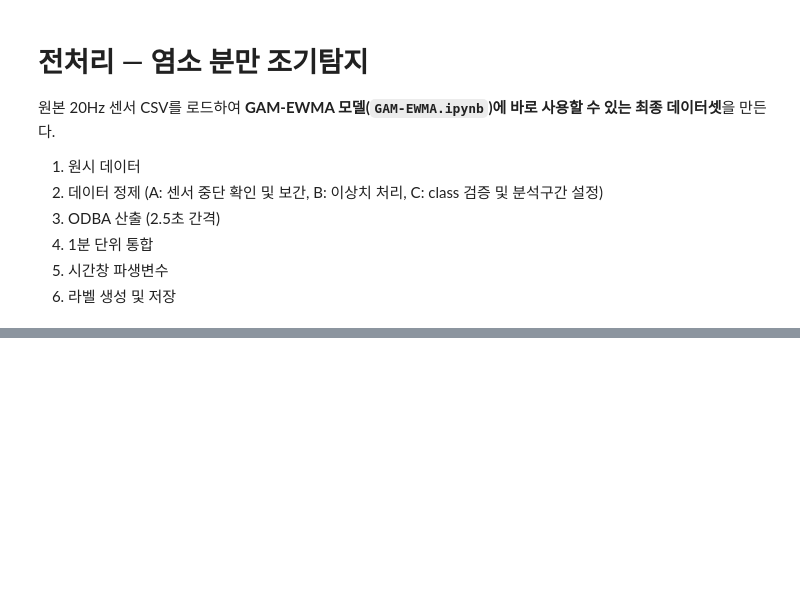
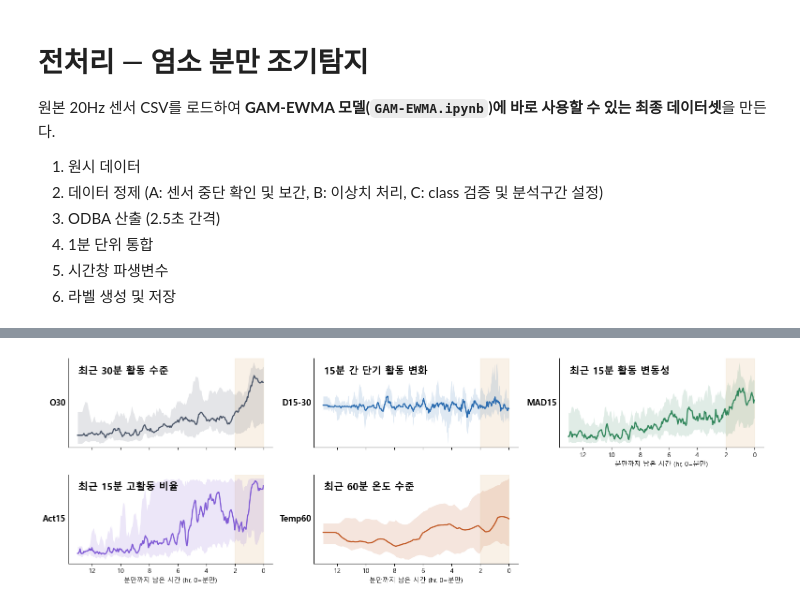
Before and after one commit to Hyunseok-C/smart-livestock-goat-kidding, a Jupyter notebook: preprocessing.ipynb, the cells around one changed output, grey strips where cells are left out. Drawn from its saved outputs; the diff is of its cells as text; code cells hidden in the pictures; blank space fills up the shorter version.

```diff
--- a/preprocessing.ipynb
+++ b/preprocessing.ipynb
@@ -753,0 +891,89 @@ shape: (5, 8)
+# %%
+# =========================================================
+# [그림3] - 5개 시계열 입력변수 궤적
+# =========================================================
+
+def get_birth_time_ms(df, class_col="Class_correct"):
+    """class_col==0의 마지막 시각 + 1분 = 분만 시각(추정).
+    (Class_correct==-1 라벨이 리샘플링 mode() 집계 과정에서 소실되는 문제를 우회:
+     0은 분만 직전 마지막 카운트다운 블록이라 살아남으므로, 그 마지막 시각+1분을 분만 시각으로 역산)
+    0이 없으면(censored) None."""
+    zero_rows = df.filter(pl.col(class_col) == 0)
+    return None if zero_rows.height == 0 else int(zero_rows["Time"].max()) + 60_000
+
+
+trend_goats = {}   # censored(분만 미관측) 개체는 자동 제외
+for gid, df in normalized_final.items():
+    bt = get_birth_time_ms(df)
+    if bt is None:
+        continue
+    d = df.select(["Time"] + FINAL_FEATURE_COLS).sort("Time").to_pandas()
+    d["time_to_birth_hr"] = (bt - d["Time"]) / 3_600_000
+    trend_goats[gid] = d
+
+print(f"[그림3] 분만시각 확인된 개체 {len(trend_goats)}/{len(normalized_final)}개 "
+      f"(censored 등으로 제외: {sorted(set(normalized_final) - set(trend_goats))})")
+
+
+def plot_derived_variable_trend():
+    """분만 전 5개 파생변수의 실제 변화 궤적 (전체 개체 중앙값 + IQR, 실제 데이터 기반, 2x3 배열)"""
+    grid = np.linspace(13, 0, 300)
+
+    panels = [
+        ("O30", "O_30m", "최근 30분 활동 수준", "#4a5568", 0, 0),
+        ("D15-30", "D_15-30m", "15분 간 단기 활동 변화", "#2b6cb0", 0, 1),
+        ("MAD15", "MAD_15m", "최근 15분 활동 변동성", "#2f855a", 0, 2),
+        ("Act15", "Act15m", "최근 15분 고활동 비율", "#805ad5", 1, 0),
+        ("Temp60", "Temp_60m", "최근 60분 온도 수준", "#c05621", 1, 1),
+    ]
+
+    fig, axes = plt.subplots(2, 3, figsize=(16.5, 5.6), sharex=True)
+
+    for name, col, sub_kr, color, r, c in panels:
+        ax = axes[r, c]
+        traj = []
+        for gid, d in trend_goats.items():
+            dd = d.dropna(subset=[col])
+            ttb = dd["time_to_birth_hr"].to_numpy()
+            mask = (ttb >= 0) & (ttb <= 13)
+            if mask.sum() < 2:
+                continue
+            order = np.argsort(ttb[mask])
+            ttb_s, y_s = ttb[mask][order], dd[col].to_numpy()[mask][order]
+            traj.append(np.interp(grid, ttb_s, y_s))
+
+        if len(traj) == 0:
+            ax.text(0.5, 0.5, f"{name}: 유효 데이터 없음", transform=ax.transAxes,
+                    ha="center", va="center", fontsize=10, color="gray")
+            ax.set_ylabel(name, fontsize=13, rotation=0, ha="right", va="center", fontweight="bold")
+            for spine in ["top", "right"]:
+                ax.spines[spine].set_visible(False)
+            continue
+
+        traj = np.array(traj)
+        median_y = np.nanmedian(traj, axis=0)
+        q1, q3 = np.nanpercentile(traj, [25, 75], axis=0)
+
+        ax.axvspan(0, CFG["h_target"], color="#f5e9d8", alpha=0.6, zorder=0)
+        ax.fill_between(grid, q1, q3, color=color, alpha=0.15, lw=0)
+        ax.plot(grid, median_y, color=color, lw=1.8)
+        ax.set_yticks([])
+        ax.set_ylabel(name, fontsize=13, rotation=0, ha="right", va="center", fontweight="bold")
+        ax.text(0.05, 0.80, sub_kr, transform=ax.transAxes, ha="left", va="bottom",
+                fontsize=15, color="black", fontweight="bold")
+        for spine in ["top", "right"]:
+            ax.spines[spine].set_visible(False)
+
+    axes[1, 2].axis("off")
+    axes[0, 0].invert_xaxis()
+    axes[0, 2].tick_params(axis="x", labelbottom=True)
+    axes[1, 0].set_xlabel("분만까지 남은 시간 (hr, 0=분만)", fontsize=10)
+    axes[1, 1].set_xlabel("분만까지 남은 시간 (hr, 0=분만)", fontsize=10)
+    axes[0, 2].set_xlabel("분만까지 남은 시간 (hr, 0=분만)", fontsize=10)
+
+    fig.tight_layout(rect=[0.05, 0.03, 1, 0.94])
+    fig.savefig(os.path.join(FIG_DIR, "derived_variable_trend.png"), dpi=600, bbox_inches="tight")
+    plt.show()
+
+plot_derived_variable_trend()
+# %% [output]
@@ -753,0 +981 @@ shape: (5, 8)
+[figure, added]
```
Also changed, not shown: parts of 5 cells of this notebook, 1 other file.
